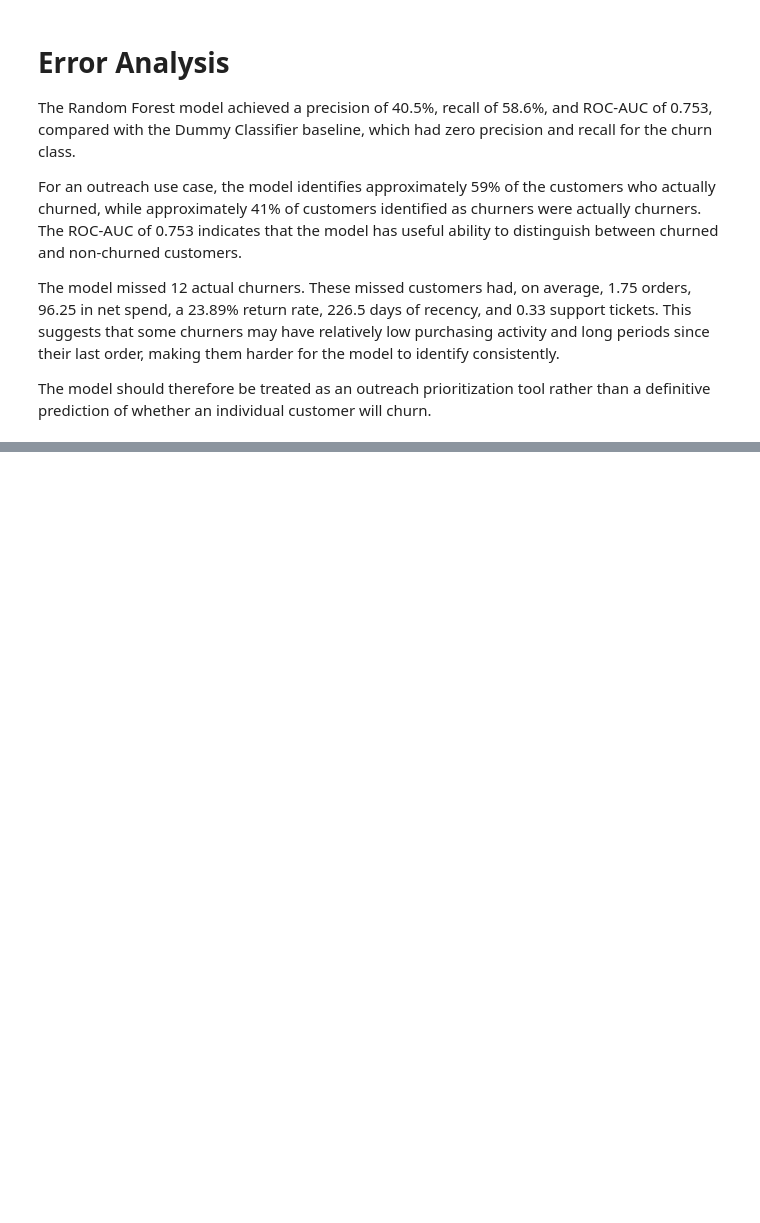
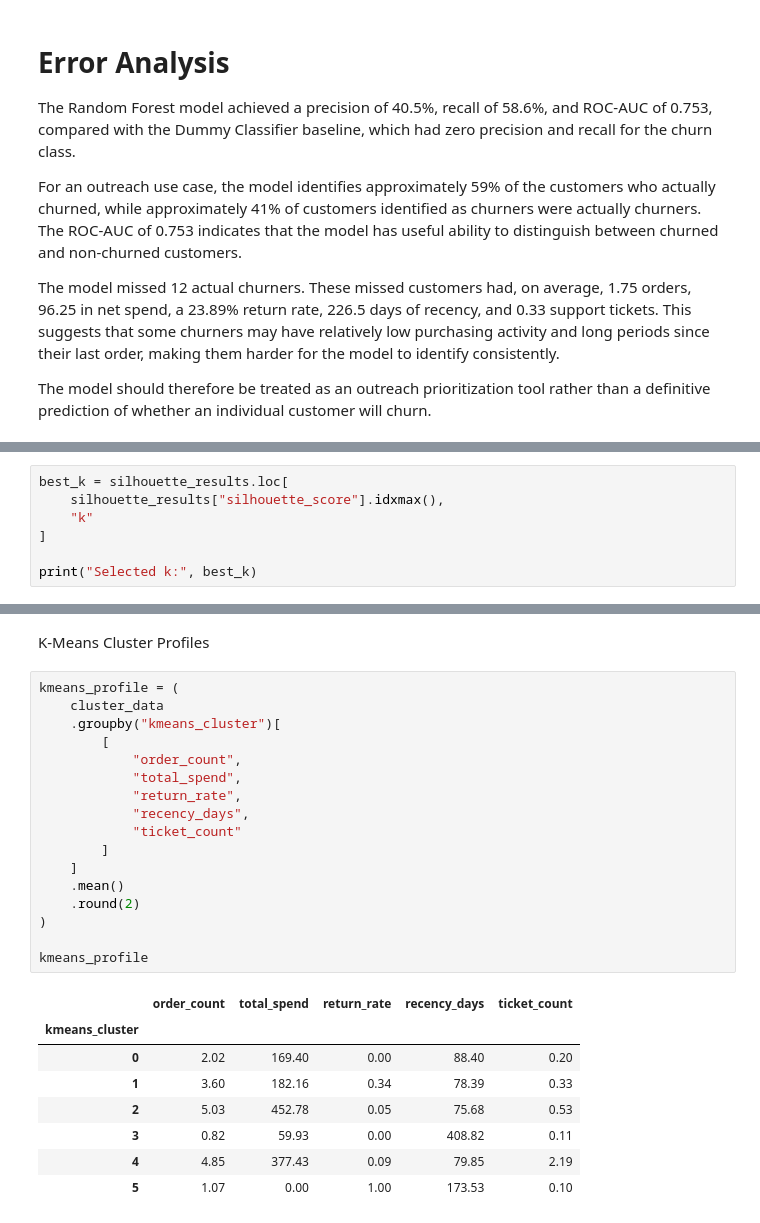
Before and after one commit to rachanasree-ai/Pulse-Cart, a Jupyter notebook: analysis.ipynb, the cells around one changed output, grey strips where cells are left out. Drawn from its saved outputs; the diff is of its cells as text; blank space fills up the shorter version.

```diff
--- a/analysis.ipynb
+++ b/analysis.ipynb
@@ -1951,0 +2080,7 @@ The model should therefore be treated as an outreach prioritization tool rather
+# %%
+best_k = silhouette_results.loc[
+    silhouette_results["silhouette_score"].idxmax(),
+    "k"
+]
+
+print("Selected k:", best_k)
@@ -1951,0 +2118,28 @@ The model should therefore be treated as an outreach prioritization tool rather
+# %% [markdown]
+ K-Means Cluster Profiles
+# %%
+kmeans_profile = (
+    cluster_data
+    .groupby("kmeans_cluster")[
+        [
+            "order_count",
+            "total_spend",
+            "return_rate",
+            "recency_days",
+            "ticket_count"
+        ]
+    ]
+    .mean()
+    .round(2)
+)
+
+kmeans_profile
+# %% [output]
+|  | order_count | total_spend | return_rate | recency_days | ticket_count |
+| kmeans_cluster |  |  |  |  |  |
+| 0 | 2.02 | 169.40 | 0.00 | 88.40 | 0.20 |
+| 1 | 3.60 | 182.16 | 0.34 | 78.39 | 0.33 |
+| 2 | 5.03 | 452.78 | 0.05 | 75.68 | 0.53 |
+| 3 | 0.82 | 59.93 | 0.00 | 408.82 | 0.11 |
+| 4 | 4.85 | 377.43 | 0.09 | 79.85 | 2.19 |
+| 5 | 1.07 | 0.00 | 1.00 | 173.53 | 0.10 |
```
Also changed, not shown: parts of 45 cells of this notebook.
